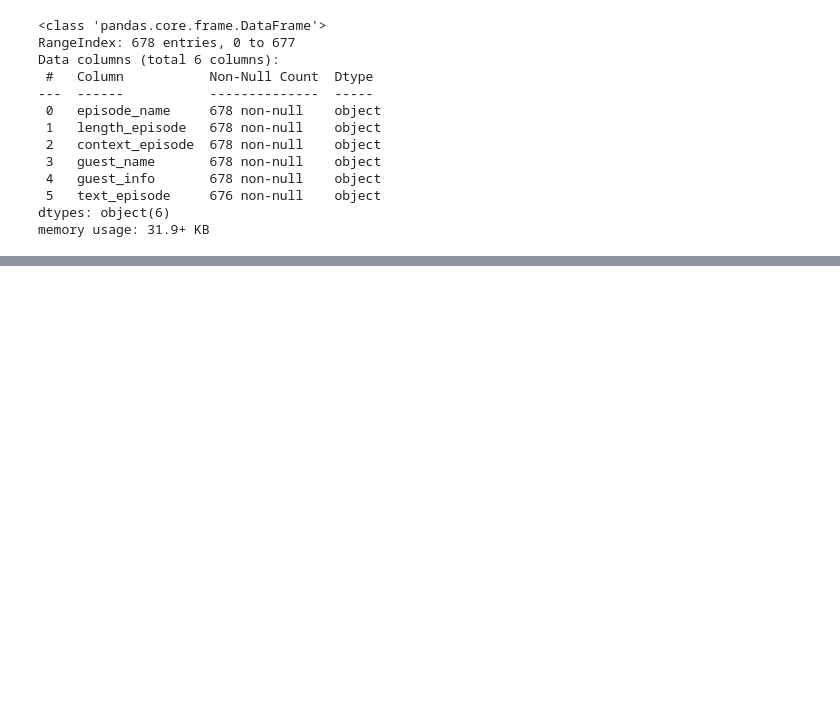
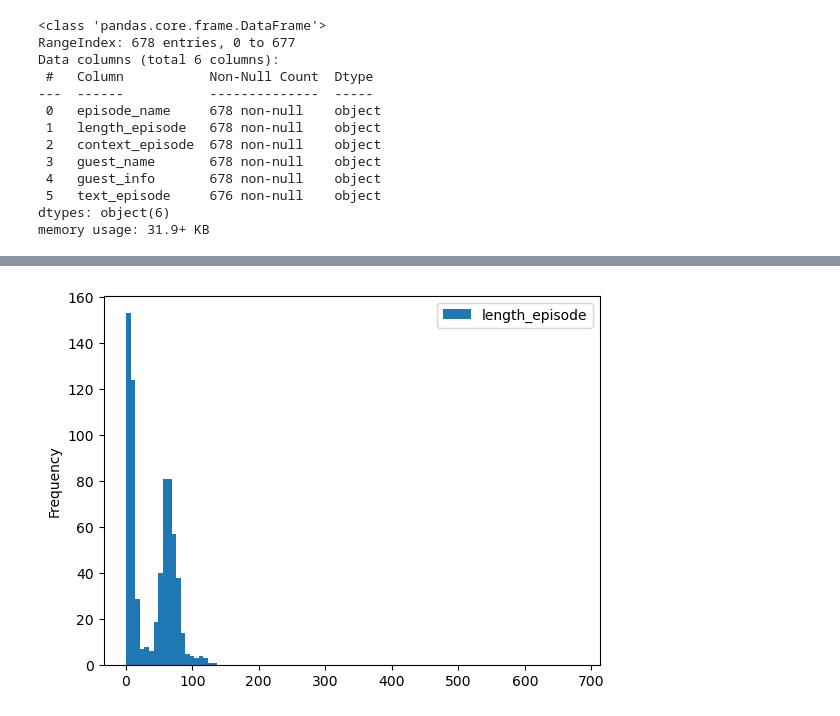
Before and after one commit to ashamaheshwari/SDS_podcast_analysis, a Jupyter notebook: notebooks/SDS_data_preprocessing.ipynb, the cells around one changed output, grey strips where cells are left out. Cells and saved outputs as stored; diff of their text form; code cells hidden in the pictures; blank space fills up the shorter version.

```diff
--- a/notebooks/SDS_data_preprocessing.ipynb
+++ b/notebooks/SDS_data_preprocessing.ipynb
@@ -41,4 +25,7 @@ memory usage: 31.9+ KB
 # %%
 sds['episode_number'] = sds['episode_name'].str.split(':', expand = True)[0]
 sds['episode_name'] = sds['episode_name'].str.split(':', expand = True)[1]
+sds['guest_name'] = sds['guest_name'].str.split(':', expand = True)[1]
+sds['length_episode'] = sds['length_episode'].str.split(' ', expand = True)[0]
+sds['episode_number'] = sds['episode_number'].str.replace('SDS', '')
 # %%
@@ -47,0 +47,3 @@ sds['length_episode'] = sds['length_episode'].str.split(' ', expand = True)[0]
+# %%
+sds['episode_number'] = sds['episode_number'].astype('int')
+sds['length_episode'] = sds['length_episode'].astype('int')
@@ -47,0 +83,4 @@ sds['length_episode'] = sds['length_episode'].str.split(' ', expand = True)[0]
+# %%
+sds.plot.hist(column = ['length_episode'], bins = 100);
+# %% [output]
+[figure, added]
```
Also changed, not shown: parts of 26 cells of this notebook.
